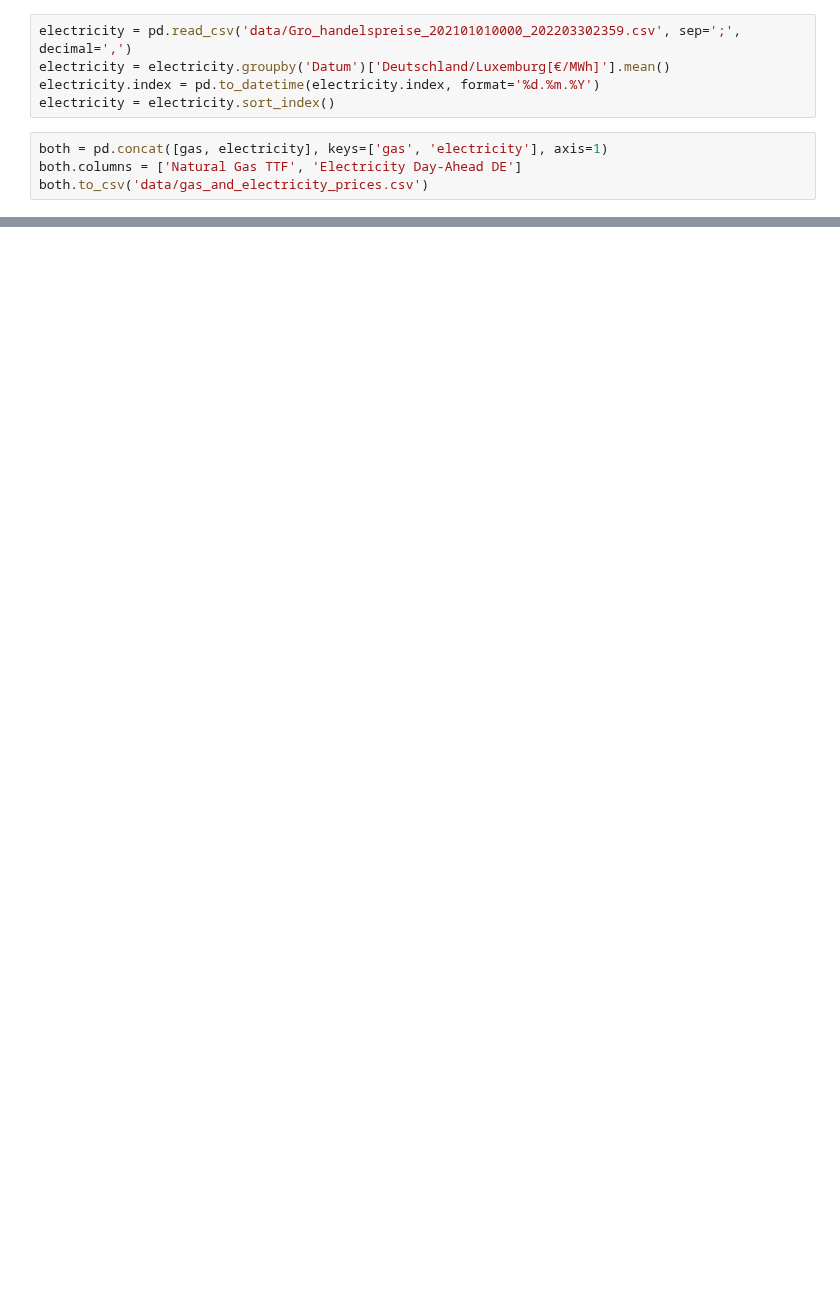
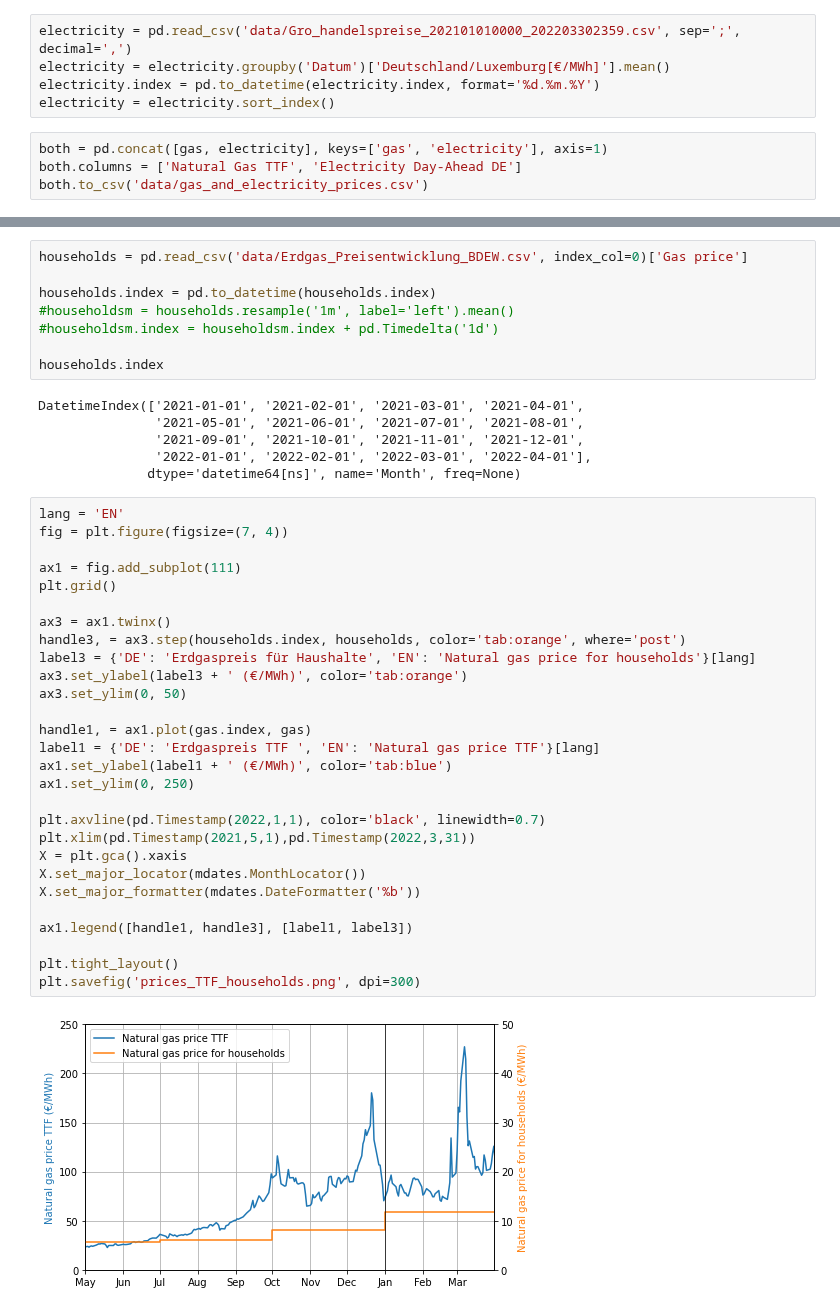
Before and after one commit to oruhnau/energy_demand, a Jupyter notebook: prices.ipynb, the cells around one changed output, grey strips where cells are left out. Saved outputs shown, nothing was run; the diff lists cells and outputs as text; blank space fills up the shorter version.

```diff
--- a/prices.ipynb
+++ b/prices.ipynb
@@ -58,0 +59,44 @@ plt.savefig(f'{lang}.png', dpi=300)
+# %%
+households = pd.read_csv('data/Erdgas_Preisentwicklung_BDEW.csv', index_col=0)['Gas price']
+
+households.index = pd.to_datetime(households.index)
+#householdsm = households.resample('1m', label='left').mean()
+#householdsm.index = householdsm.index + pd.Timedelta('1d')
+
+households.index
+# %% [output]
+DatetimeIndex(['2021-01-01', '2021-02-01', '2021-03-01', '2021-04-01',
+               '2021-05-01', '2021-06-01', '2021-07-01', '2021-08-01',
+               '2021-09-01', '2021-10-01', '2021-11-01', '2021-12-01',
+               '2022-01-01', '2022-02-01', '2022-03-01', '2022-04-01'],
+              dtype='datetime64[ns]', name='Month', freq=None)
+# %%
+lang = 'EN'
+fig = plt.figure(figsize=(7, 4))
+
+ax1 = fig.add_subplot(111)
+plt.grid()
+
+ax3 = ax1.twinx()
+handle3, = ax3.step(households.index, households, color='tab:orange', where='post')
+label3 = {'DE': 'Erdgaspreis für Haushalte', 'EN': 'Natural gas price for households'}[lang]
+ax3.set_ylabel(label3 + ' (€/MWh)', color='tab:orange')
+ax3.set_ylim(0, 50)
+
+handle1, = ax1.plot(gas.index, gas)
+label1 = {'DE': 'Erdgaspreis TTF ', 'EN': 'Natural gas price TTF'}[lang]
+ax1.set_ylabel(label1 + ' (€/MWh)', color='tab:blue')
+ax1.set_ylim(0, 250)
+
+plt.axvline(pd.Timestamp(2022,1,1), color='black', linewidth=0.7)
+plt.xlim(pd.Timestamp(2021,5,1),pd.Timestamp(2022,3,31))
+X = plt.gca().xaxis
+X.set_major_locator(mdates.MonthLocator())
+X.set_major_formatter(mdates.DateFormatter('%b'))
+
+ax1.legend([handle1, handle3], [label1, label3])
+
+plt.tight_layout()
+plt.savefig('prices_TTF_households.png', dpi=300)
+# %% [output]
+[figure, added]
```
Also changed, not shown: parts of 2 cells of this notebook.
